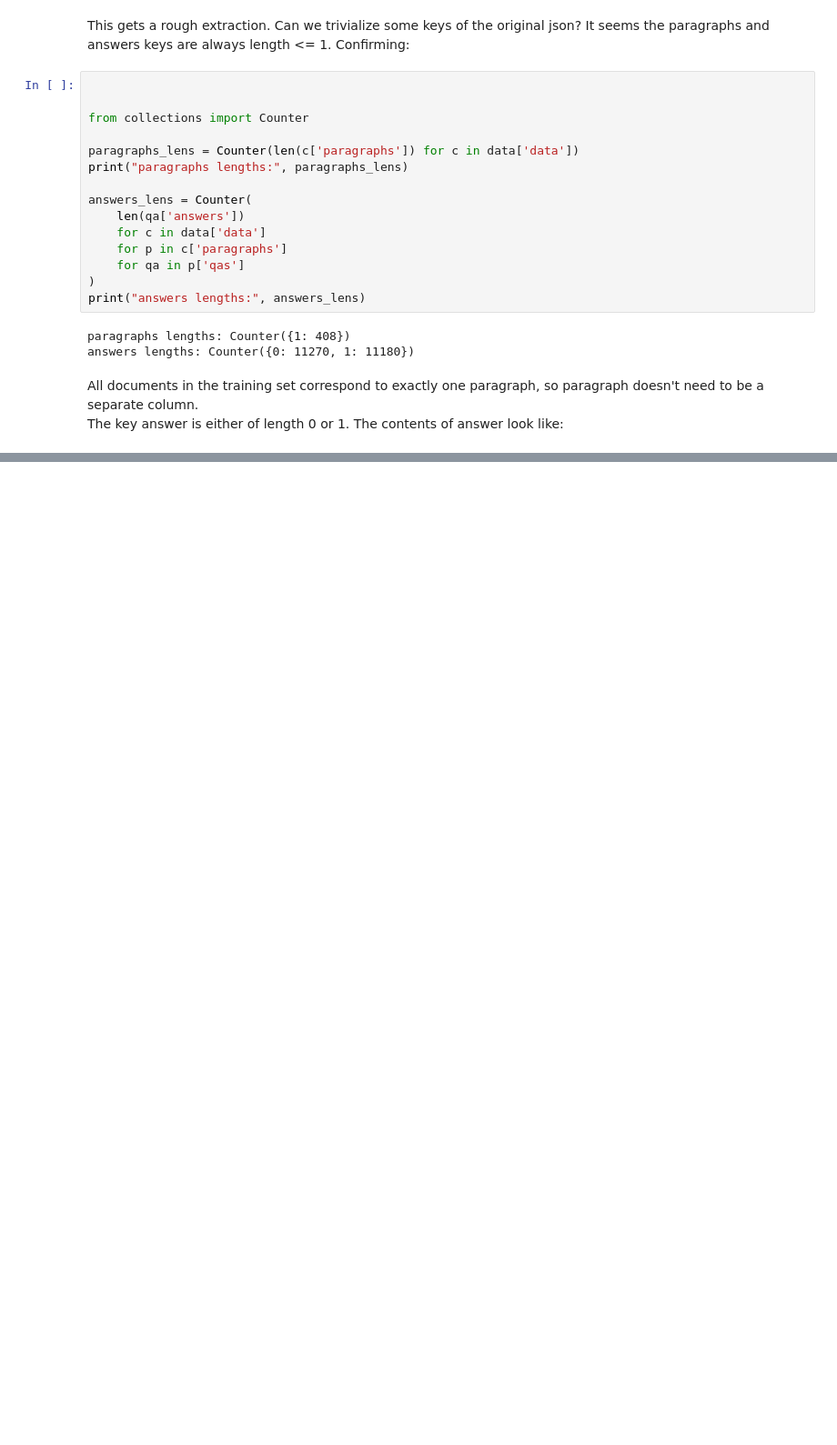
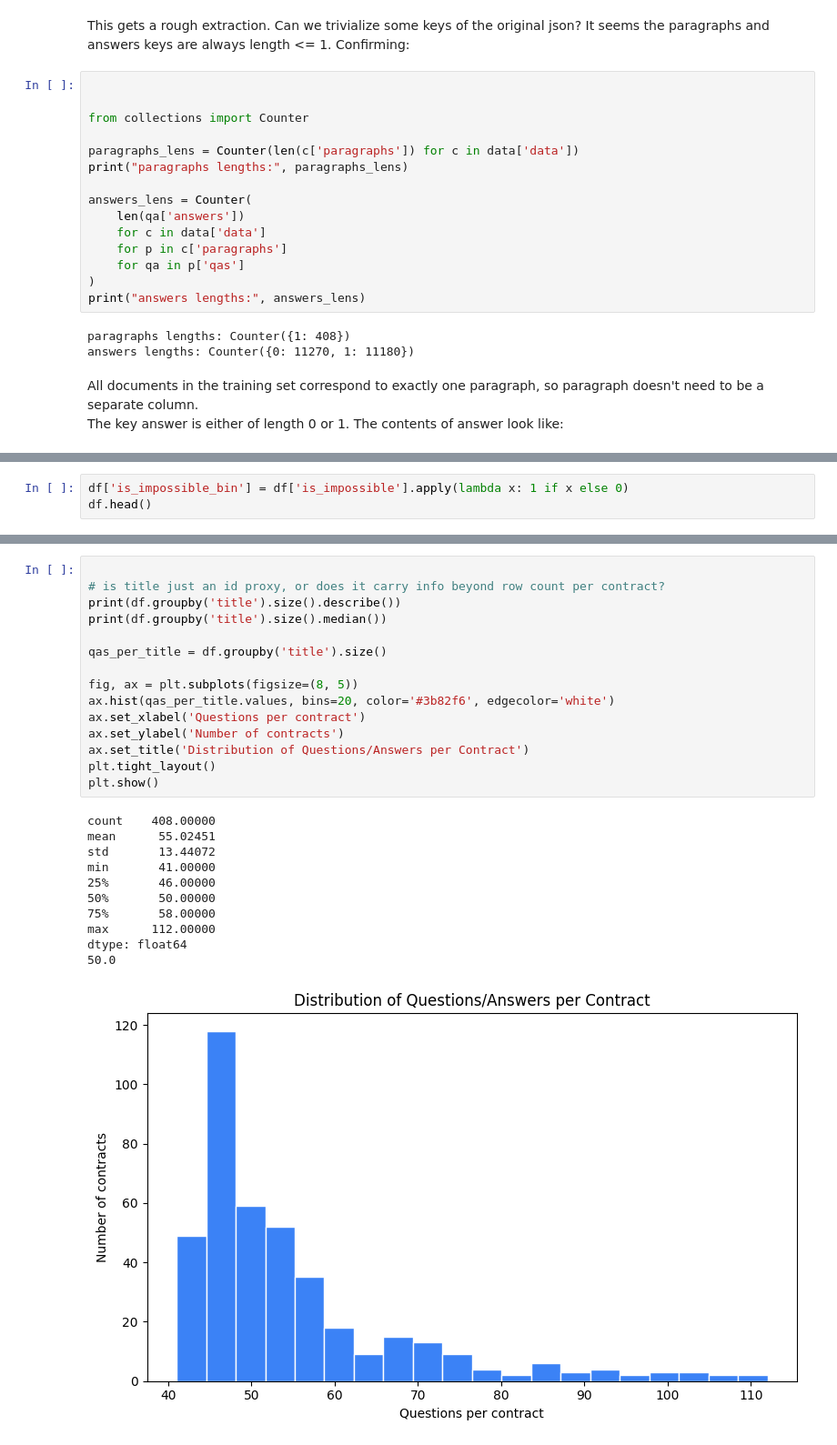
Before and after one commit to Break-Through-Tech/Accenture-1D-contract-review-challenge, a Jupyter notebook: 01_EDA.ipynb, the cells around one changed output, grey strips where cells are left out. Shown at 91% size. Drawn from its saved outputs; the diff is of its cells as text; blank space fills up the shorter version.

```diff
--- a/01_EDA.ipynb
+++ b/01_EDA.ipynb
@@ -128,0 +200,3 @@ train_df['answers'][0]
+# %%
+df['is_impossible_bin'] = df['is_impossible'].apply(lambda x: 1 if x else 0)
+df.head()
@@ -128,0 +259,27 @@ train_df['answers'][0]
+# %%
+
+# is title just an id proxy, or does it carry info beyond row count per contract?
+print(df.groupby('title').size().describe())
+print(df.groupby('title').size().median())
+
+qas_per_title = df.groupby('title').size()
+
+fig, ax = plt.subplots(figsize=(8, 5))
+ax.hist(qas_per_title.values, bins=20, color='#3b82f6', edgecolor='white')
+ax.set_xlabel('Questions per contract')
+ax.set_ylabel('Number of contracts')
+ax.set_title('Distribution of Questions/Answers per Contract')
+plt.tight_layout()
+plt.show()
+# %% [output]
+count    408.00000
+mean      55.02451
+std       13.44072
+min       41.00000
+25%       46.00000
+50%       50.00000
+75%       58.00000
+max      112.00000
+dtype: float64
+50.0
+[figure, added]
```
Also changed, not shown: parts of 37 cells of this notebook.
